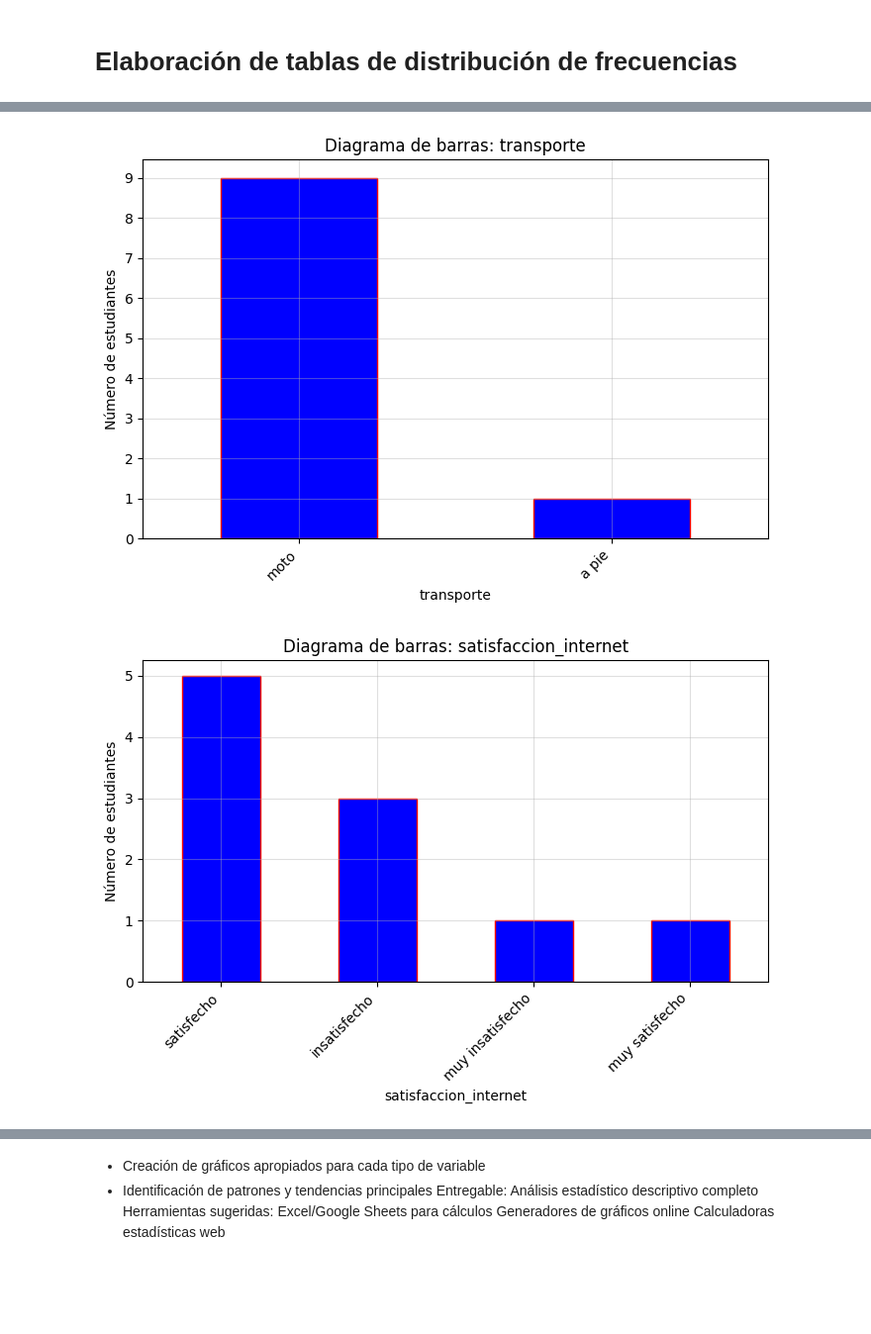
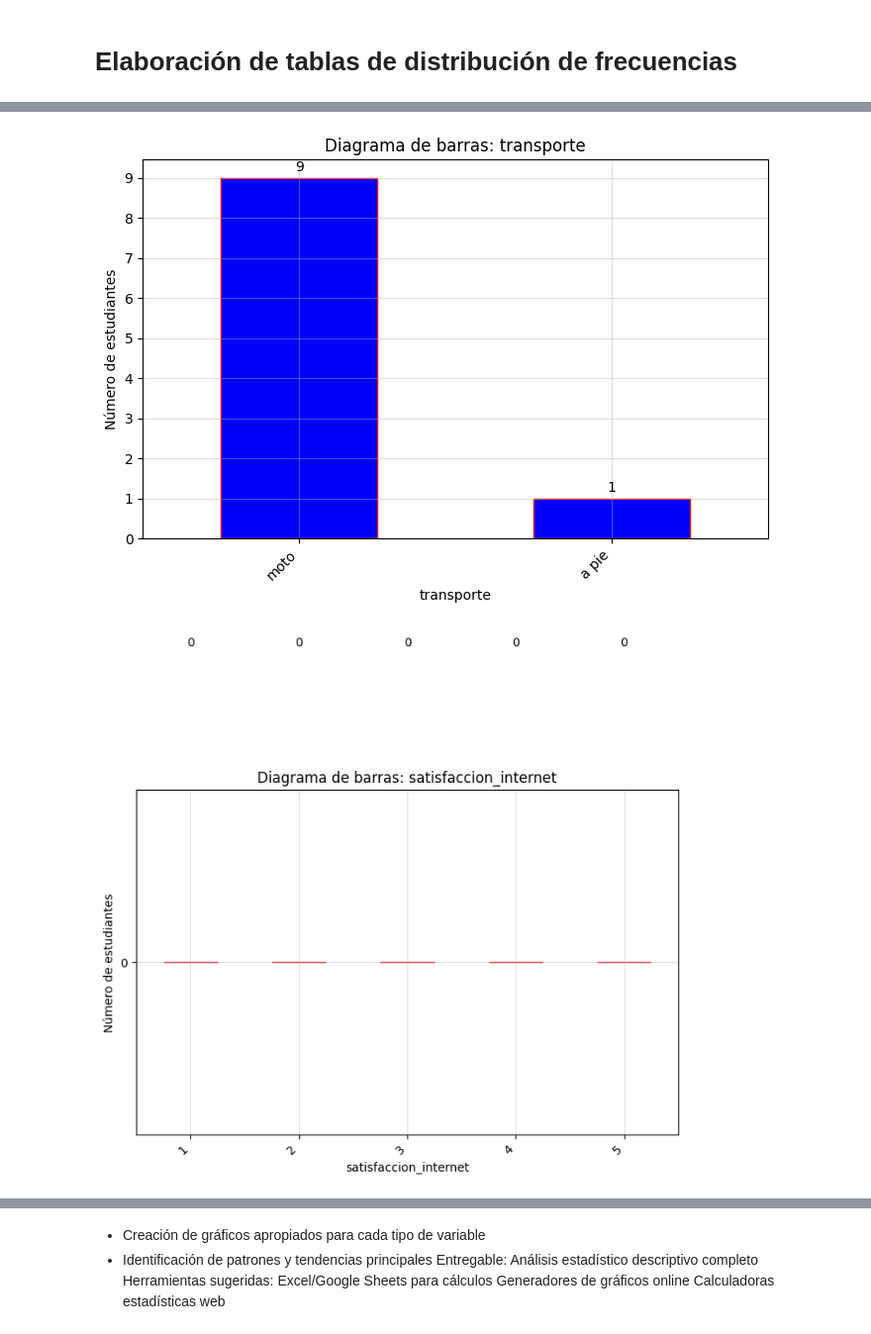
Before and after one commit to marco-canas/investigacion_en_asesoria, a Jupyter notebook: 2_secuencia_accion/2_Diseño_Proceso_IAE/Intervencion/8_r_estadistica/encuesta_1.ipynb, the cells around one changed output, grey strips where cells are left out. Shown: that part at 99% size. Drawn from its saved outputs; the diff is of its cells as text; code cells hidden in the pictures; blank space fills up the shorter version.

```diff
--- a/2_secuencia_accion/2_Diseño_Proceso_IAE/Intervencion/8_r_estadistica/encuesta_1.ipynb
+++ b/2_secuencia_accion/2_Diseño_Proceso_IAE/Intervencion/8_r_estadistica/encuesta_1.ipynb
@@ -269,0 +297,19 @@ var_categoricas_ordinales = ['satisfaccion_internet', 'nivel_ingles']
+# %%
+import pandas as pd
+from pandas.api.types import CategoricalDtype
+
+# Orden lógico de la variable nivel_ingles (ejemplo: 4 niveles)
+orden_nivel_ingles = ["nivel 1", "nivel 2", "nivel 3", "nivel 4", "nivel 5"]
+nivel_ingles_cat = CategoricalDtype(categories=orden_nivel_ingles, ordered=True)
+
+df["nivel_ingles"] = df["nivel_ingles"].astype(nivel_ingles_cat)
+
+# Orden lógico de la variable satisfaccion_internet (ejemplo: escala Likert 1 a 5)
+orden_satisfaccion = ["muy insatisfecho", "insatisfecho", "satisfecho", "muy satisfecho"]
+satisfaccion_cat = CategoricalDtype(categories=orden_satisfaccion, ordered=True)
+
+df["satisfaccion_internet"] = df["satisfaccion_internet"].astype(satisfaccion_cat)
+
+# Verificar que quedaron como ordinales
+print(df["nivel_ingles"].dtype)
+print(df["satisfaccion_internet"].dtype)
@@ -314,17 +374,40 @@ for var in var_categoricas:
 # %%
+# Hacer los diagramas de barras para las variables categóricas
+
+import matplotlib.pyplot as plt
+import pandas as pd
+from pandas.api.types import CategoricalDtype
+
+# Definir el orden de las variables ordinales
+orden_nivel_ingles = ["nivel 1", "nivel 2", "nivel 3", "nivel 4"]
+orden_satisfaccion = ["1", "2", "3", "4", "5"]
+
+# Convertir a categórico con orden (si no lo están)
+df["nivel_ingles"] = df["nivel_ingles"].astype(CategoricalDtype(categories=orden_nivel_ingles, ordered=True))
+df["satisfaccion_internet"] = df["satisfaccion_internet"].astype(CategoricalDtype(categories=orden_satisfaccion, ordered=True))
+
+# Ahora graficar
 for var in var_categoricas:
-    counts = df[var].value_counts()
+    if pd.api.types.is_categorical_dtype(df[var]):
+        counts = df[var].value_counts(sort=False).reindex(df[var].cat.categories)
+    else:
+        # Si alguna no es categórica, la graficamos normalmente
+        counts = df[var].value_counts()
+
     plt.figure(figsize=(7, 5))
-    counts.plot(kind='bar', color='blue', edgecolor='red')
+    ax = counts.plot(kind='bar', color='blue', edgecolor='red')
     plt.title(f'Diagrama de barras: {var}')
-    plt.xlabel(var)  # Etiqueta del eje x
-    plt.ylabel('Número de estudiantes') # Etiqueta del eje y
-    plt.xticks(rotation = 45, ha = 'right')
-    plt.yticks(range(0, counts.max() + 1, 1))  # Ajustar el rango del eje y
-    plt.tight_layout()
-    plt.grid(alpha = 0.4)
+    plt.xlabel(var)
+    plt.ylabel('Número de estudiantes')
+    plt.xticks(rotation=45, ha='right')
+    plt.yticks(range(0, counts.max() + 1, 1))
+    # plt.tight_layout()
+    plt.grid(alpha=0.4)
+
+    # Etiquetas encima de cada barra
+    for idx, value in enumerate(counts):
+        if not pd.isna(value):  # Evitar errores si hay categorías vacías
+            plt.text(idx, value + 0.1, str(value), ha='center', va='bottom', fontsize=10)
+
     plt.show()
-    # Agregar etiquetas de frecuencia encima de cada barra
-for idx, value in enumerate(counts):
-    plt.text(idx, value + 0.1, str(value), ha='center', va='bottom', fontsize=10)
 # %% [output]
@@ -332,2 +415,2 @@ for idx, value in enumerate(counts):
-[figure, old version]
+[figure, new version]
-[figure, old version]
+[figure, new version]
```
Also changed, not shown: parts of 10 cells of this notebook, 3 other files.
